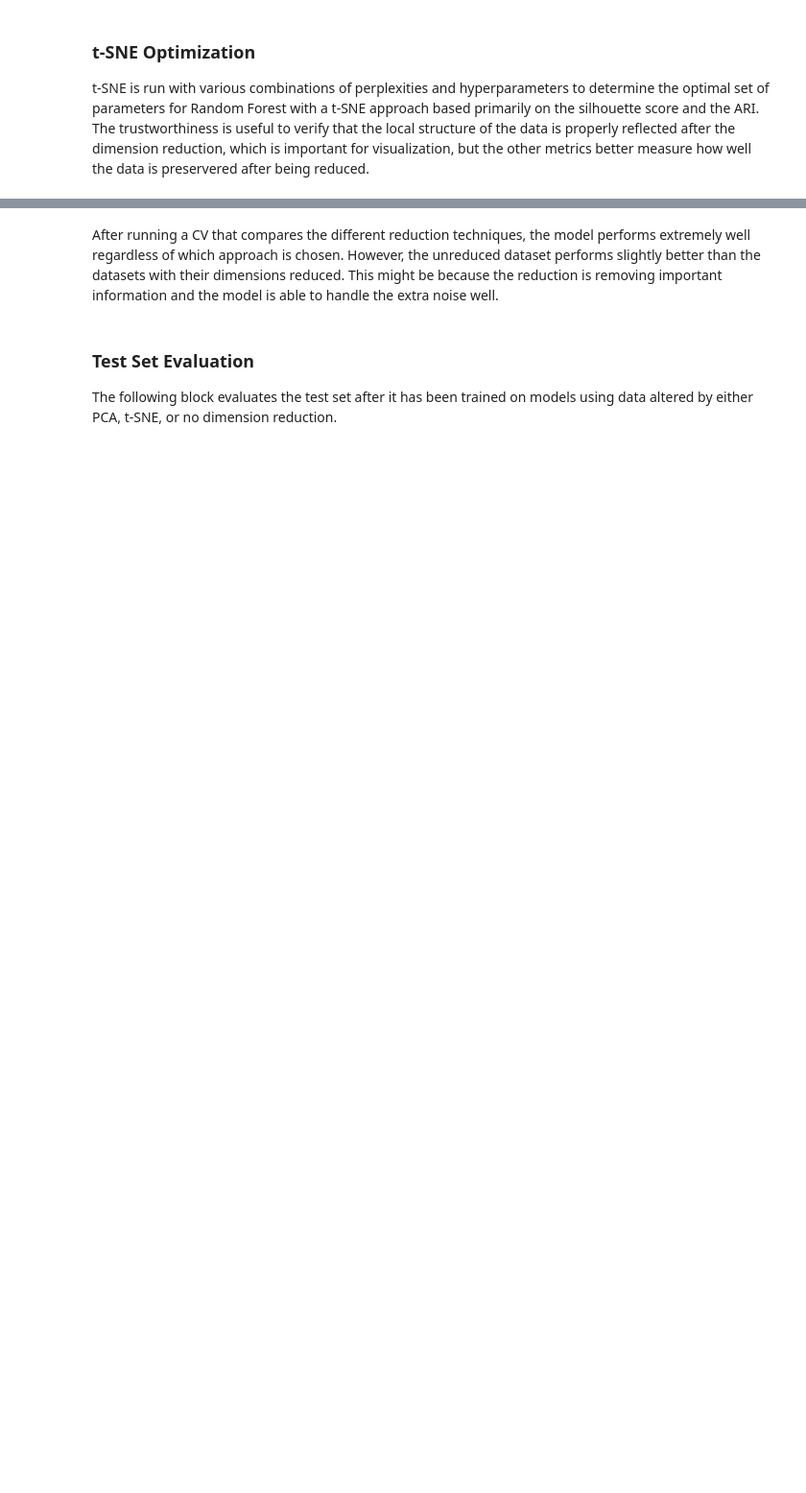
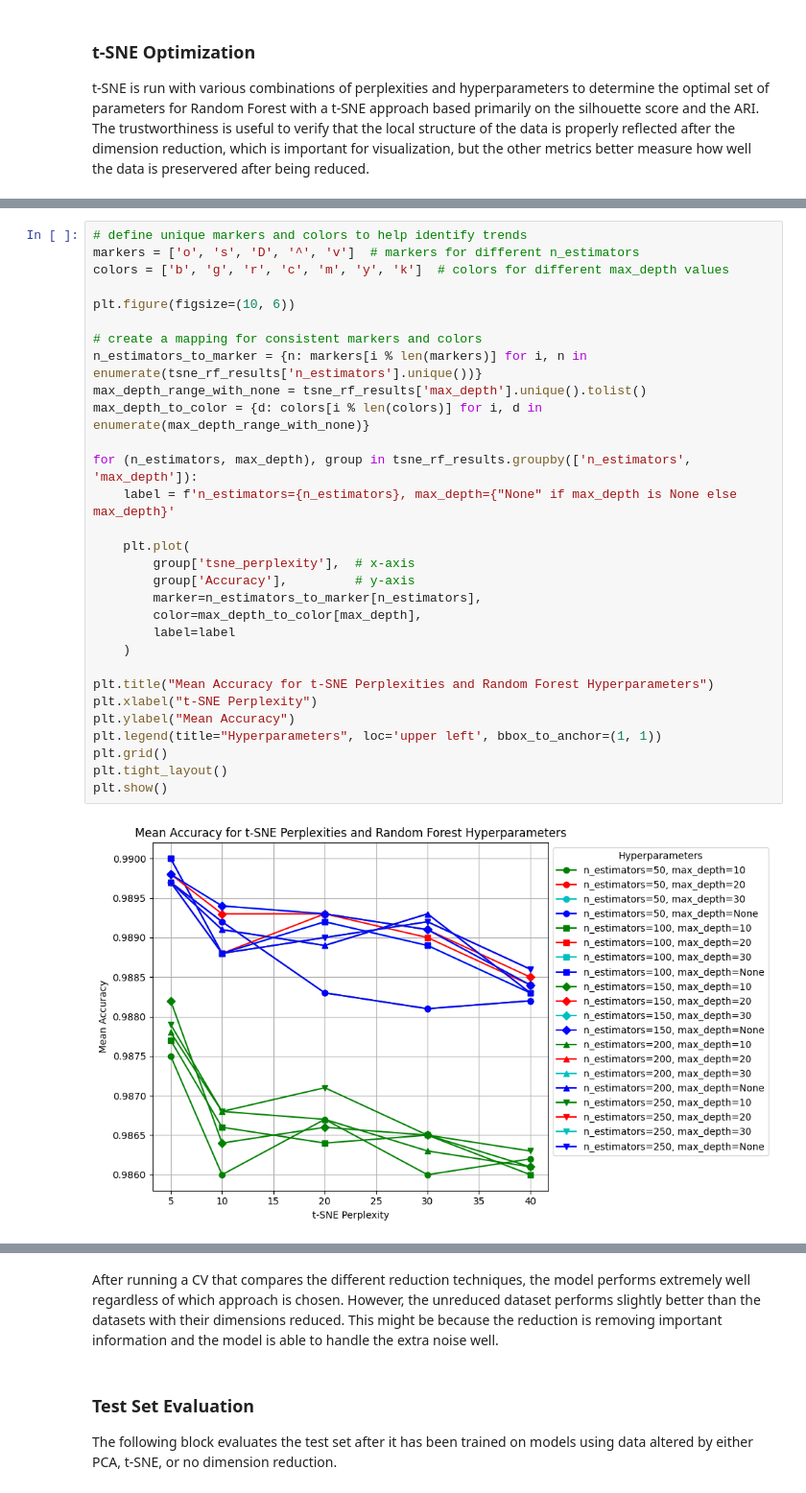
Before and after one commit to rrangelvargas/INM701, a Jupyter notebook: src/mainraindomforest.ipynb, the cells around one changed output, grey strips where cells are left out. Shown at 96% size. Drawn from its saved outputs; the diff is of its cells as text; blank space fills up the shorter version.

```diff
--- a/src/mainraindomforest.ipynb
+++ b/src/mainraindomforest.ipynb
@@ -355 +481,33 @@ plt.show()
+# %%
+# define unique markers and colors to help identify trends
+markers = ['o', 's', 'D', '^', 'v']  # markers for different n_estimators
+colors = ['b', 'g', 'r', 'c', 'm', 'y', 'k']  # colors for different max_depth values
+
+plt.figure(figsize=(10, 6))
+
+# create a mapping for consistent markers and colors
+n_estimators_to_marker = {n: markers[i % len(markers)] for i, n in enumerate(tsne_rf_results['n_estimators'].unique())}
+max_depth_range_with_none = tsne_rf_results['max_depth'].unique().tolist()
+max_depth_to_color = {d: colors[i % len(colors)] for i, d in enumerate(max_depth_range_with_none)}
+
+for (n_estimators, max_depth), group in tsne_rf_results.groupby(['n_estimators', 'max_depth']):
+    label = f'n_estimators={n_estimators}, max_depth={"None" if max_depth is None else max_depth}'
+
+    plt.plot(
+        group['tsne_perplexity'],  # x-axis
+        group['Accuracy'],         # y-axis
+        marker=n_estimators_to_marker[n_estimators],
+        color=max_depth_to_color[max_depth],
+        label=label
+    )
+
+plt.title("Mean Accuracy for t-SNE Perplexities and Random Forest Hyperparameters")
+plt.xlabel("t-SNE Perplexity")
+plt.ylabel("Mean Accuracy")
+plt.legend(title="Hyperparameters", loc='upper left', bbox_to_anchor=(1, 1))
+plt.grid()
+plt.tight_layout()
+plt.show()
+# %% [output]
+[figure, added]
 # %% [markdown]
```
Also changed, not shown: parts of 26 cells of this notebook, 1 other file.
